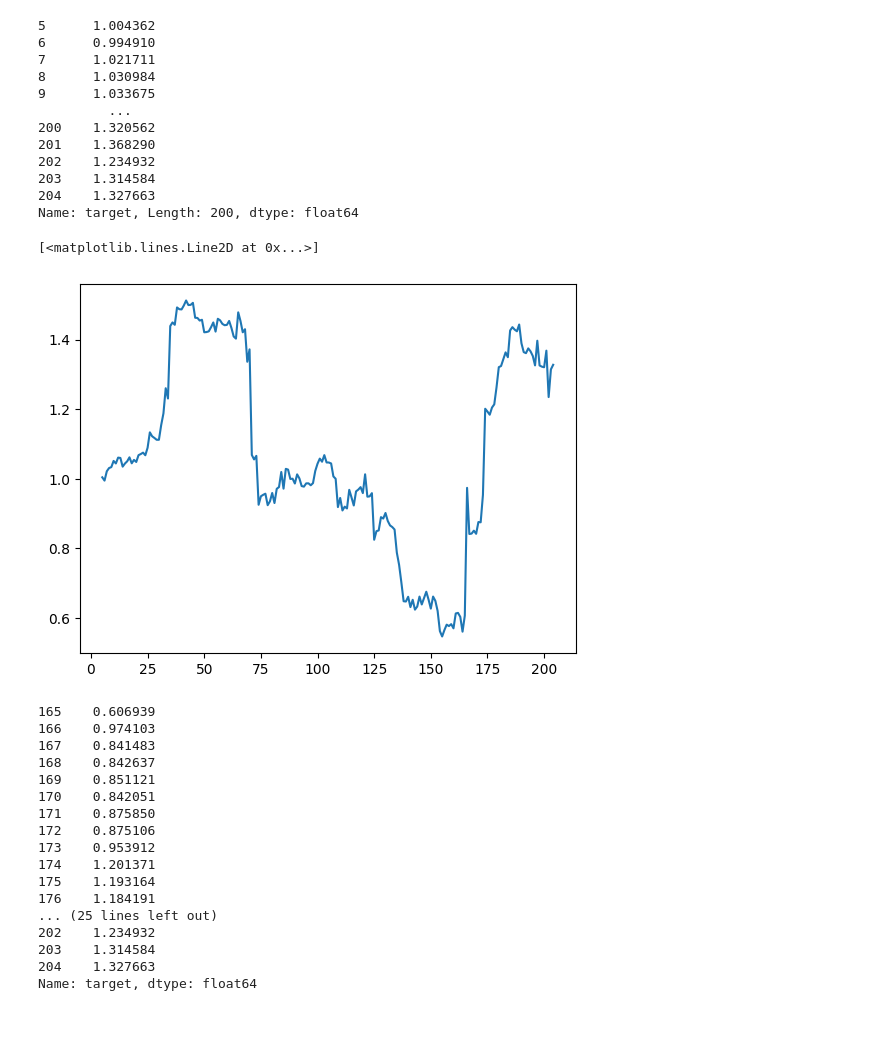
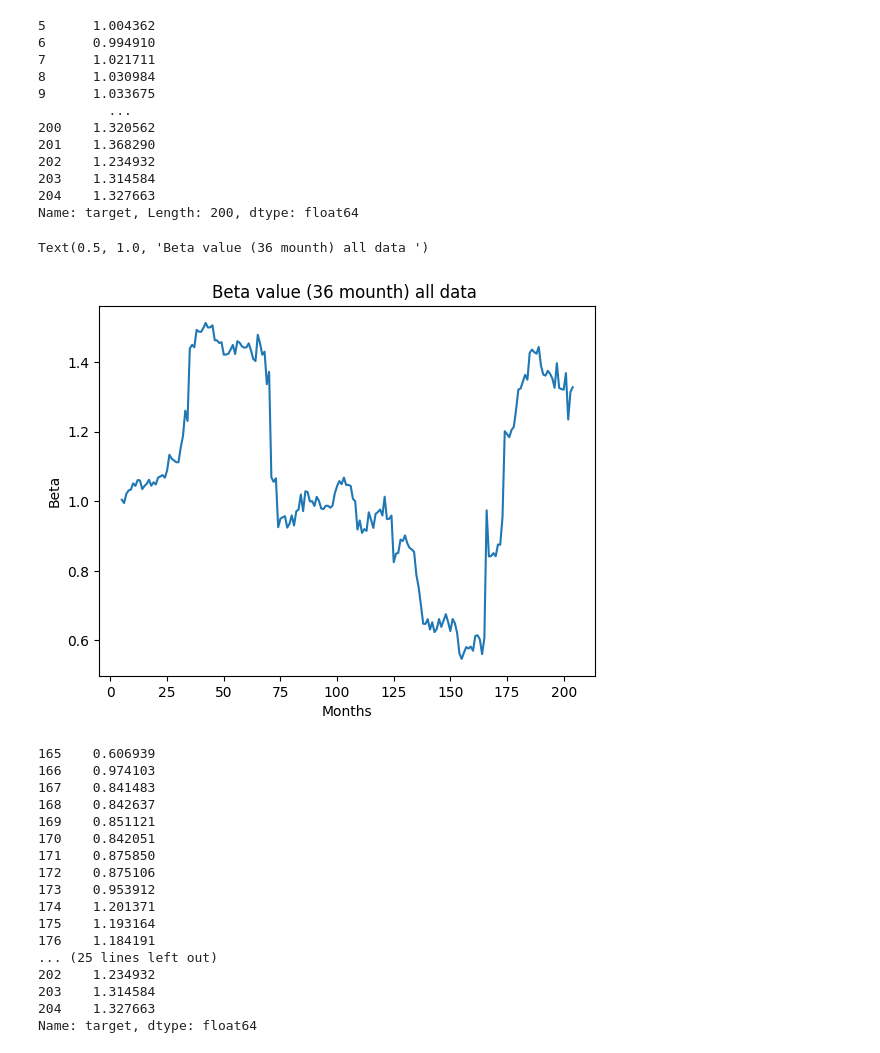
Before and after one commit to lion158/BetaPrediction, a Jupyter notebook: prediction.ipynb, the cells around one changed output. Drawn from its saved outputs; the diff is of its cells as text; code cells hidden in the pictures; blank space fills up the shorter version.

```diff
--- a/prediction.ipynb
+++ b/prediction.ipynb
@@ -111,11 +128,14 @@ y
 Name: target, Length: 200, dtype: float64
 # %%
 X_train, X_test, y_train, y_test = train_test_split(X, y, test_size=0.20, random_state=0, shuffle=False)
-# %%
-plt.plot(y)
-# %% [output]
-[<matplotlib.lines.Line2D at 0x...>]
-[figure, removed]
+# %%
+plt.plot(y)
+plt.xlabel('Months')
+plt.ylabel('Beta')
+plt.title('Beta value (36 mounth) all data ')
+# %% [output]
+Text(0.5, 1.0, 'Beta value (36 mounth) all data ')
+[figure, added]
 # %%
 y_test
 # %% [output]
```
Also changed, not shown: parts of 36 cells of this notebook, 1 other file.
